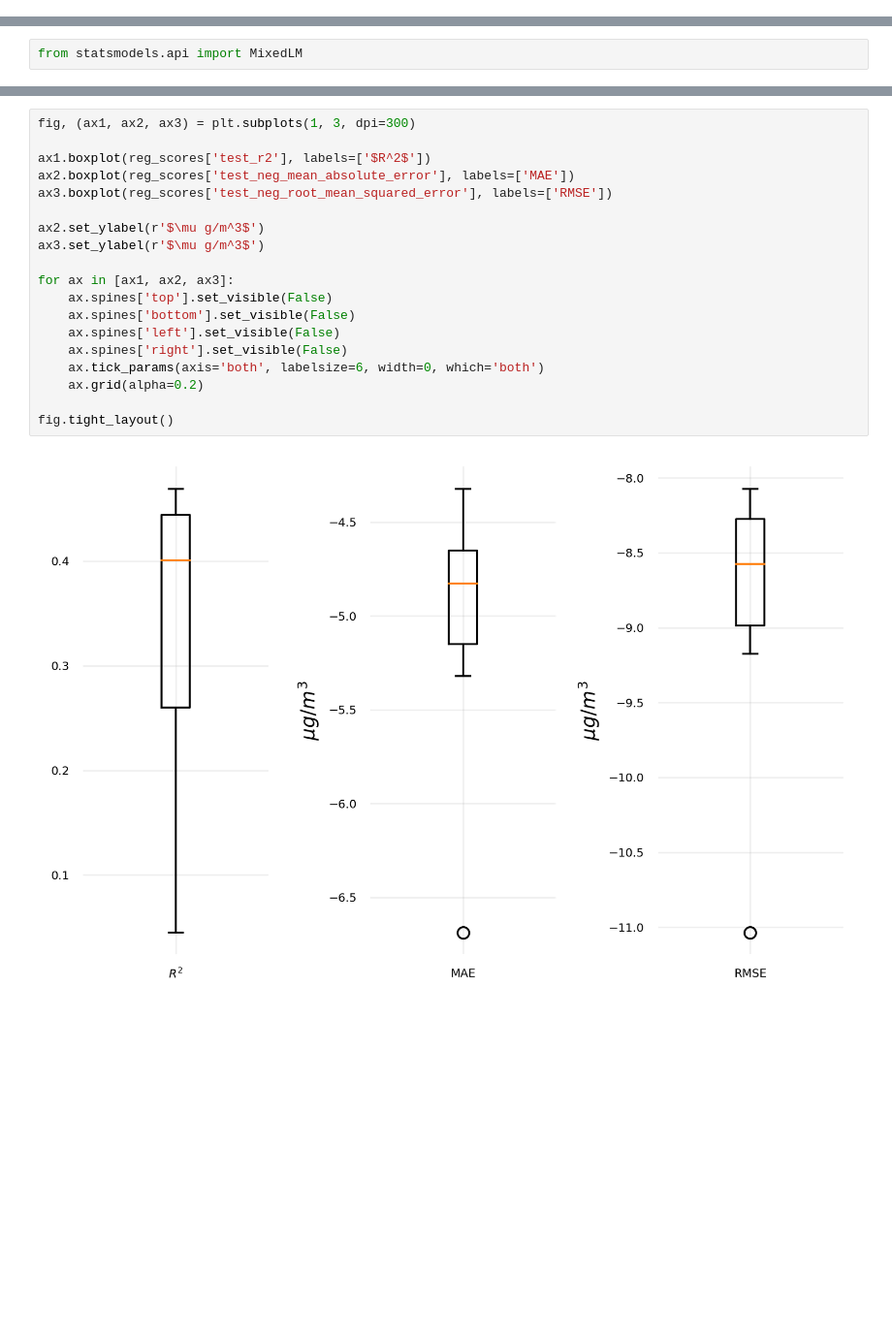
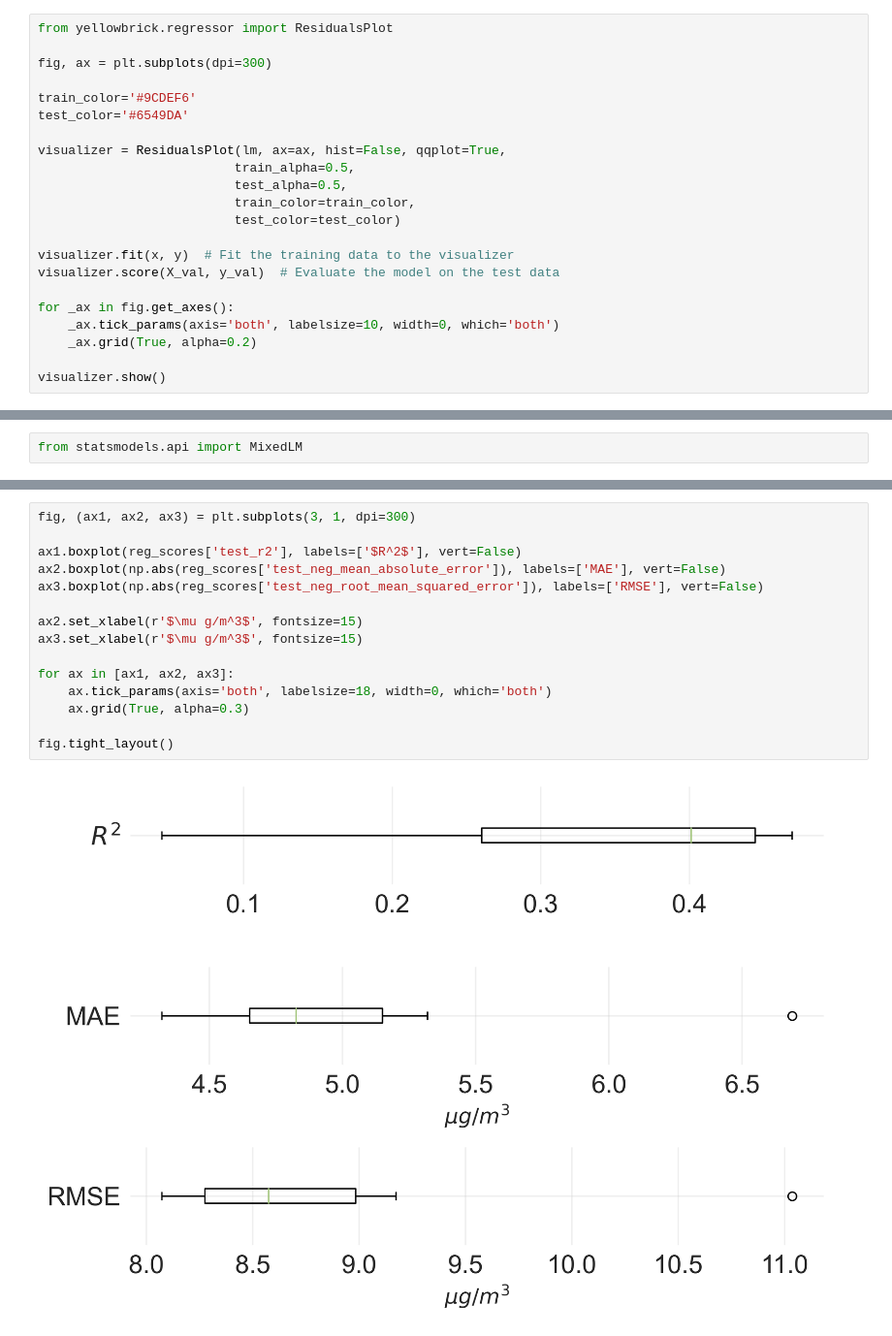
Before and after one commit to K20shores/HoustonPM2.5, a Jupyter notebook: Analysis.ipynb, the cells around one changed output, grey strips where cells are left out. Shown at 97% size. Cells and saved outputs as stored; diff of their text form; blank space fills up the shorter version.

Commit message:
some tree models

```diff
--- a/Analysis.ipynb
+++ b/Analysis.ipynb
@@ -200,3 +357,25 @@ print_scores(reg_scores)
 # %% [output]
 R2, MAE, RMSE
 0.34, 5.00, 8.81
+# %%
+from yellowbrick.regressor import ResidualsPlot
+
+fig, ax = plt.subplots(dpi=300)
+
+train_color='#9CDEF6'
+test_color='#6549DA'
+
+visualizer = ResidualsPlot(lm, ax=ax, hist=False, qqplot=True,
+                          train_alpha=0.5,
+                          test_alpha=0.5,
+                          train_color=train_color,
+                          test_color=test_color)
+
+visualizer.fit(x, y)  # Fit the training data to the visualizer
+visualizer.score(X_val, y_val)  # Evaluate the model on the test data
+
+for _ax in fig.get_axes():
+    _ax.tick_params(axis='both', labelsize=10, width=0, which='both')
+    _ax.grid(True, alpha=0.2)
+
+visualizer.show()
@@ -284,22 +506,18 @@ from statsmodels.api import MixedLM
 # %%
-fig, (ax1, ax2, ax3) = plt.subplots(1, 3, dpi=300)
+fig, (ax1, ax2, ax3) = plt.subplots(3, 1, dpi=300)
 
-ax1.boxplot(reg_scores['test_r2'], labels=['$R^2$'])
-ax2.boxplot(reg_scores['test_neg_mean_absolute_error'], labels=['MAE'])
-ax3.boxplot(reg_scores['test_neg_root_mean_squared_error'], labels=['RMSE'])
+ax1.boxplot(reg_scores['test_r2'], labels=['$R^2$'], vert=False)
+ax2.boxplot(np.abs(reg_scores['test_neg_mean_absolute_error']), labels=['MAE'], vert=False)
+ax3.boxplot(np.abs(reg_scores['test_neg_root_mean_squared_error']), labels=['RMSE'], vert=False)
 
-ax2.set_ylabel(r'$\mu g/m^3$')
-ax3.set_ylabel(r'$\mu g/m^3$')
+ax2.set_xlabel(r'$\mu g/m^3$', fontsize=15)
+ax3.set_xlabel(r'$\mu g/m^3$', fontsize=15)
 
 for ax in [ax1, ax2, ax3]:
-    ax.spines['top'].set_visible(False)
-    ax.spines['bottom'].set_visible(False)
-    ax.spines['left'].set_visible(False)
-    ax.spines['right'].set_visible(False)
-    ax.tick_params(axis='both', labelsize=6, width=0, which='both')
-    ax.grid(alpha=0.2)
+    ax.tick_params(axis='both', labelsize=18, width=0, which='both')
+    ax.grid(True, alpha=0.3)
 
 fig.tight_layout()
 # %% [output]
-[figure, old version]
+[figure, new version]
 # %%
```
Also changed, not shown: parts of 44 cells of this notebook.
